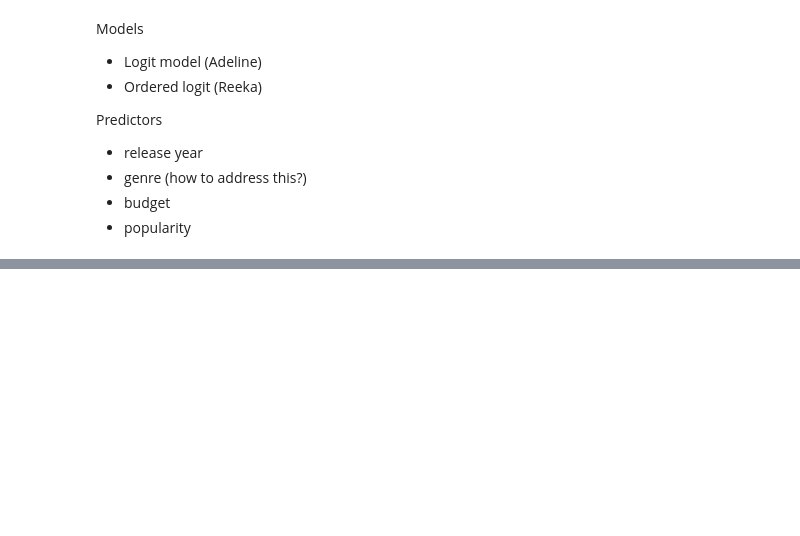
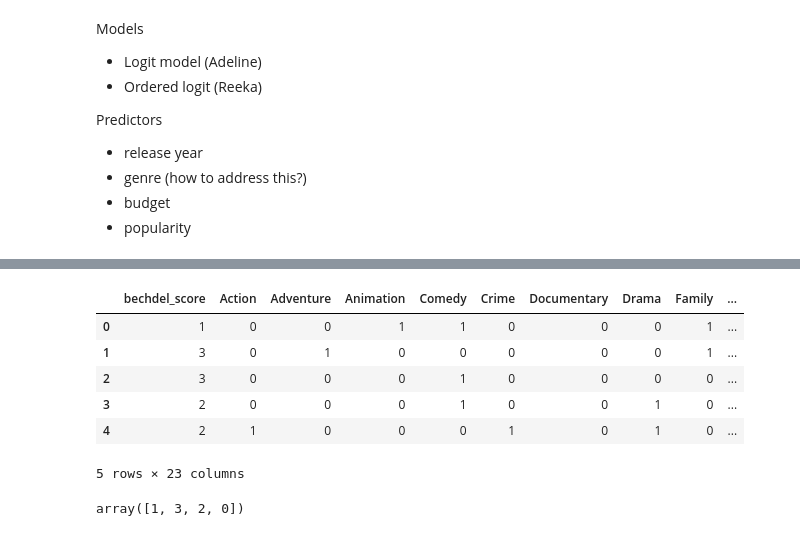
Before and after one commit to 80line/Bechdel_Test_Films, a Jupyter notebook: bechdel_test_films.ipynb, the cells around one changed output, grey strips where cells are left out. Saved outputs shown, nothing was run; the diff lists cells and outputs as text; code cells hidden in the pictures; blank space fills up the shorter version.

```diff
--- a/bechdel_test_films.ipynb
+++ b/bechdel_test_films.ipynb
@@ -440,6 +448,20 @@ genre_df = pd.DataFrame(genres_binarized, columns=mlb.classes_)
 # %%
+# create new dataframe to only hold relevant genre info and Bechdel score
 df = pd.concat([bechdel_movies.drop(columns=['genres']), genre_df], axis=1)
 df = df[['bechdel_score', 'Action', 'Adventure', 'Animation', 'Comedy', 'Crime', 'Documentary',
        'Drama', 'Family', 'Fantasy', 'Foreign', 'History', 'Horror', 'Music',
        'Mystery', 'Romance', 'Science Fiction', 'TV Movie', 'Thriller', 'War',
        'Western', "release_year", "popularity"]].dropna()
+df.head()
+# %% [output]
+|  | bechdel_score | Action | Adventure | Animation | Comedy | Crime | Documentary | Drama | Family | ... |
+| 0 | 1 | 0 | 0 | 1 | 1 | 0 | 0 | 0 | 1 | ... |
+| 1 | 3 | 0 | 1 | 0 | 0 | 0 | 0 | 0 | 1 | ... |
+| 2 | 3 | 0 | 0 | 0 | 1 | 0 | 0 | 0 | 0 | ... |
+| 3 | 2 | 0 | 0 | 0 | 1 | 0 | 0 | 1 | 0 | ... |
+| 4 | 2 | 1 | 0 | 0 | 0 | 1 | 0 | 1 | 0 | ... |
+5 rows × 23 columns
+# %%
+df['bechdel_score'].unique()
+# %% [output]
+array([1, 3, 2, 0])
```
Also changed, not shown: parts of 9 cells of this notebook.
